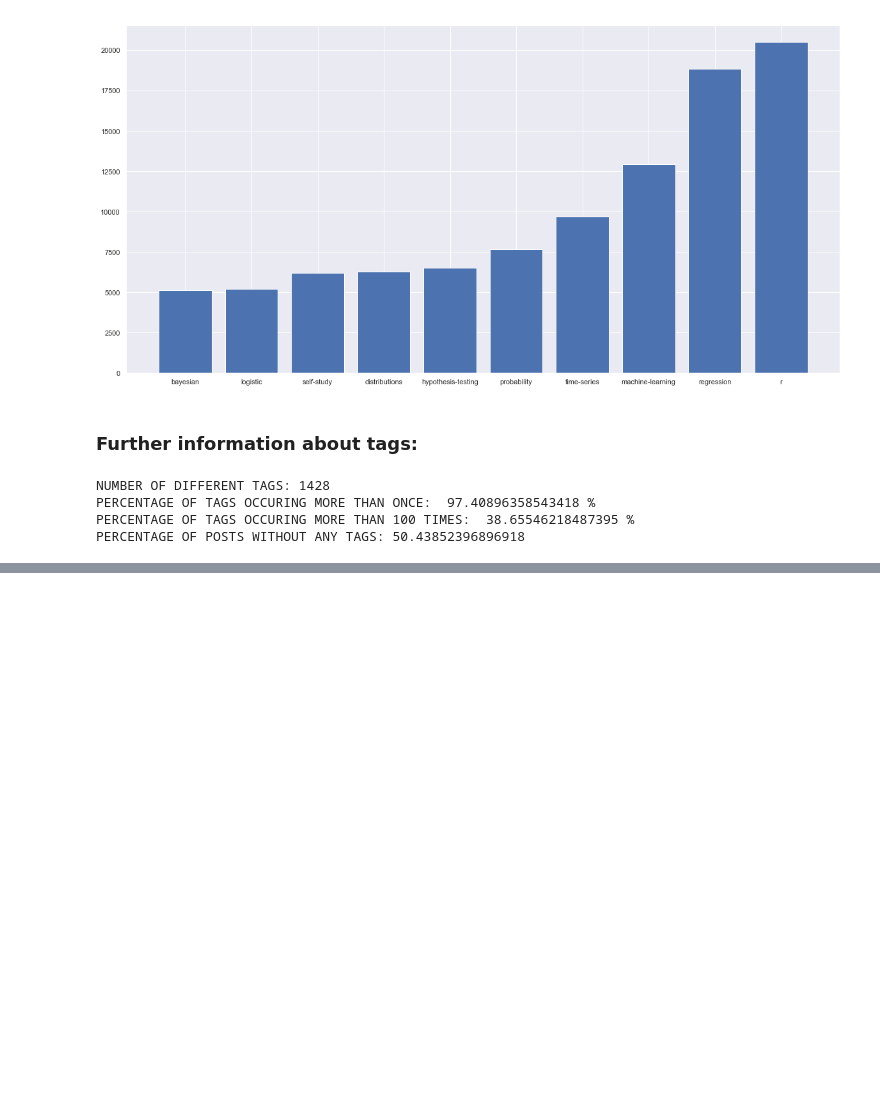
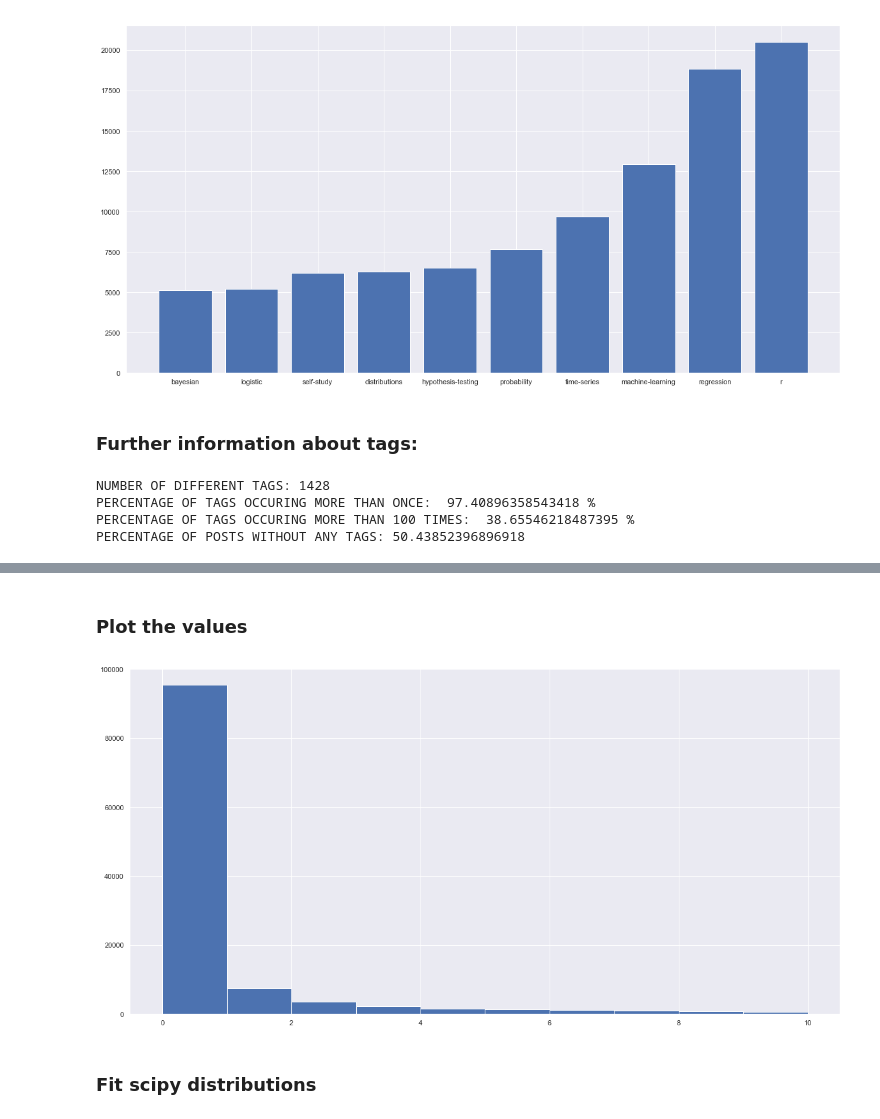
Before and after one commit to elvisnava/DSLab-StackOverflow, a Jupyter notebook: data-exploration/1_Overview.ipynb, the cells around one changed output, grey strips where cells are left out. Saved outputs shown, nothing was run; the diff lists cells and outputs as text; code cells hidden in the pictures; blank space fills up the shorter version.

Commit message:
get questions according to distribution, filter accepted answer correctly

```diff
--- a/data-exploration/1_Overview.ipynb
+++ b/data-exploration/1_Overview.ipynb
@@ -209,0 +211,6 @@ PERCENTAGE OF POSTS WITHOUT ANY TAGS: 50.43852396896918
+# %%
+questionage_table = pd.read_sql_query('''SELECT a.id, (answercreationdate-CreationDate) as questionage FROM
+(SELECT parentid as Id, creationdate as answercreationdate FROM Posts WHERE PostTypeId=2) a
+LEFT JOIN Posts b ON a.Id=b.Id;''', cnx) # On AS Q LEFT JOIN Posts AS Ans
+questionage_table["questionage"] = questionage_table["questionage"].dt.days +  (questionage_table["questionage"].dt.seconds)/(24*60*60)
+questionage_table
@@ -209,0 +245,13 @@ PERCENTAGE OF POSTS WITHOUT ANY TAGS: 50.43852396896918
+# %%
+age_vals = questionage_table["questionage"].values
+age_vals = age_vals[age_vals>0]
+# %% [markdown]
+### Plot the values
+# %%
+plt.figure(figsize=(20,10))
+plt.hist(age_vals[age_vals<10])
+plt.show()
+# %% [output]
+[figure, added]
+# %% [markdown]
+### Fit scipy distributions
```
Also changed, not shown: parts of 12 cells of this notebook, 1 other file.
